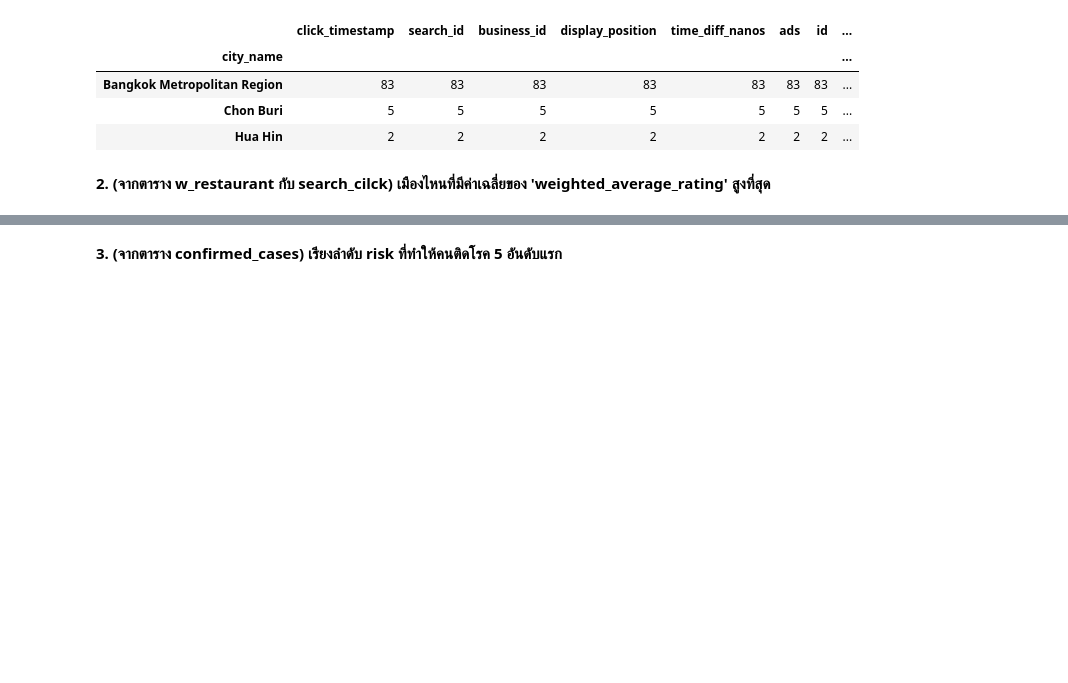
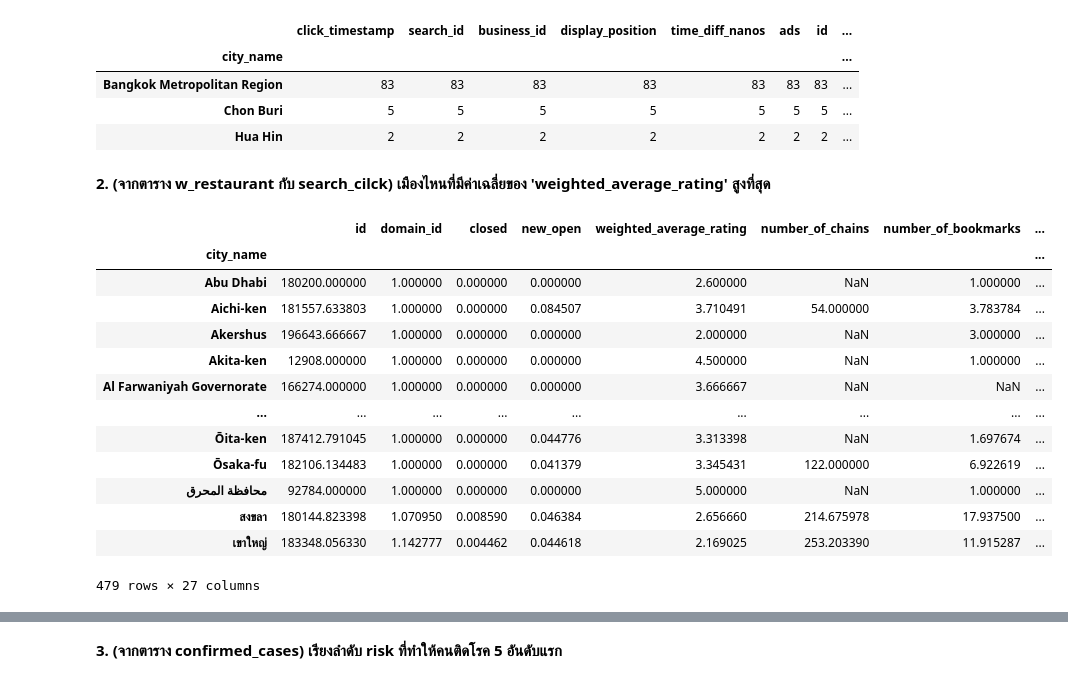
Before and after one commit to Wikanda-Hongboonmee/DWDM21, a Jupyter notebook: Data_Preprocessing_(Chapter_3).ipynb, the cells around one changed output, grey strips where cells are left out. Cells and saved outputs as stored; diff of their text form; code cells hidden in the pictures; blank space fills up the shorter version.

```diff
--- a/Data_Preprocessing_(Chapter_3).ipynb
+++ b/Data_Preprocessing_(Chapter_3).ipynb
@@ -1611,3 +1611,20 @@ search3.iloc[:3,:]
 | Hua Hin | 2 | 2 | 2 | 2 | 2 | 2 | 2 | ... |
 # %% [markdown]
 **2.   (จากตาราง w_restaurant กับ search_cilck) เมืองไหนที่มีค่าเฉลี่ยของ 'weighted_average_rating' สูงที่สุด**
+# %%
+w_restaurant.groupby('city_name').mean()
+# %% [output]
+|  | id | domain_id | closed | new_open | weighted_average_rating | number_of_chains | number_of_bookmarks | ... |
+| city_name |  |  |  |  |  |  |  | ... |
+| Abu Dhabi | 180200.000000 | 1.000000 | 0.000000 | 0.000000 | 2.600000 | NaN | 1.000000 | ... |
+| Aichi-ken | 181557.633803 | 1.000000 | 0.000000 | 0.084507 | 3.710491 | 54.000000 | 3.783784 | ... |
+| Akershus | 196643.666667 | 1.000000 | 0.000000 | 0.000000 | 2.000000 | NaN | 3.000000 | ... |
+| Akita-ken | 12908.000000 | 1.000000 | 0.000000 | 0.000000 | 4.500000 | NaN | 1.000000 | ... |
+| Al Farwaniyah Governorate | 166274.000000 | 1.000000 | 0.000000 | 0.000000 | 3.666667 | NaN | NaN | ... |
+| ... | ... | ... | ... | ... | ... | ... | ... | ... |
+| Ōita-ken | 187412.791045 | 1.000000 | 0.000000 | 0.044776 | 3.313398 | NaN | 1.697674 | ... |
+| Ōsaka-fu | 182106.134483 | 1.000000 | 0.000000 | 0.041379 | 3.345431 | 122.000000 | 6.922619 | ... |
+| محافظة المحرق | 92784.000000 | 1.000000 | 0.000000 | 0.000000 | 5.000000 | NaN | 1.000000 | ... |
+| สงขลา | 180144.823398 | 1.070950 | 0.008590 | 0.046384 | 2.656660 | 214.675978 | 17.937500 | ... |
+| เขาใหญ่ | 183348.056330 | 1.142777 | 0.004462 | 0.044618 | 2.169025 | 253.203390 | 11.915287 | ... |
+479 rows × 27 columns
```
Also changed, not shown: parts of 14 cells of this notebook.
